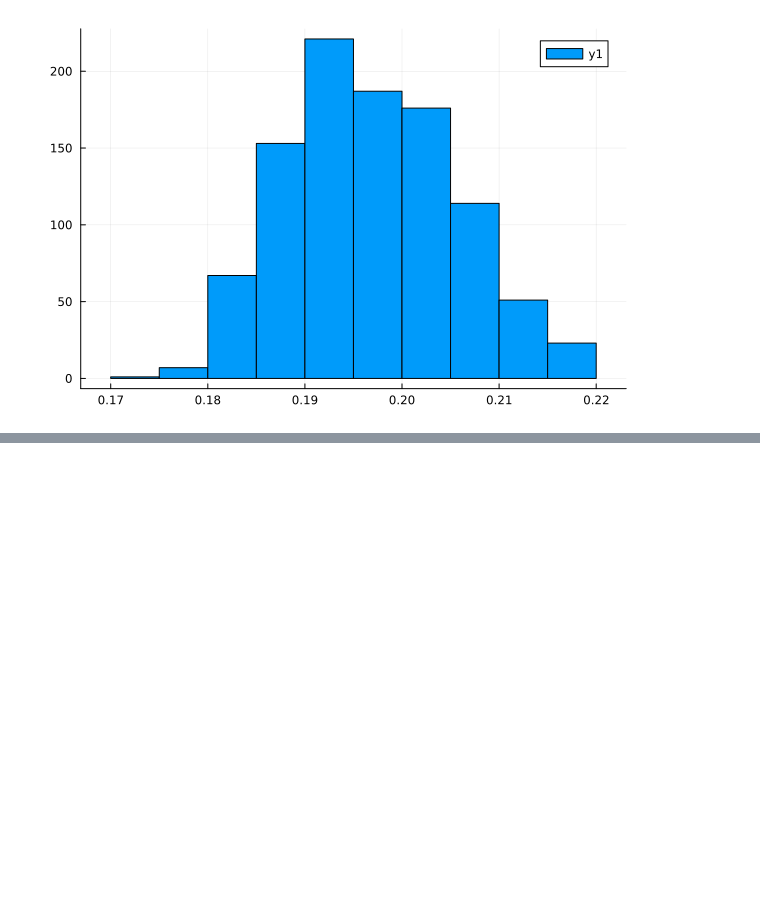
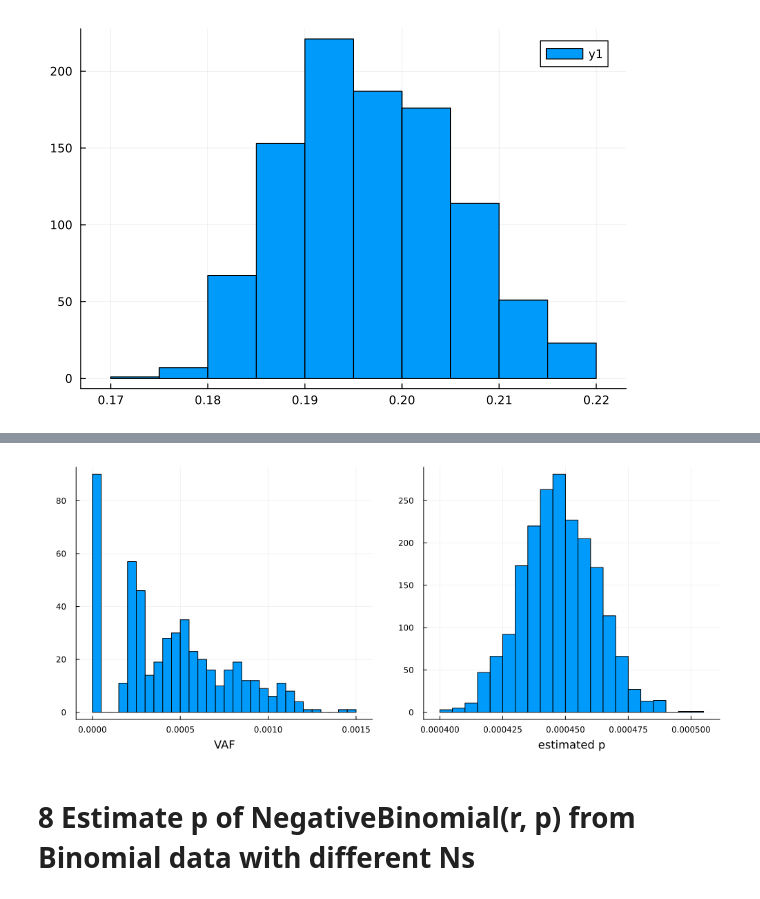
Before and after one commit to polyactis/julia-prob-programming, a Jupyter notebook: Turing-Quickstart-Beta-Bernoulli.ipynb, the cells around one changed output, grey strips where cells are left out. Drawn from its saved outputs; the diff is of its cells as text; code cells hidden in the pictures; blank space fills up the shorter version.

```diff
--- a/Turing-Quickstart-Beta-Bernoulli.ipynb
+++ b/Turing-Quickstart-Beta-Bernoulli.ipynb
@@ -465,0 +540,8 @@ histogram(chain_with_gamma_and_beta_prior[:p])
+# %%
+h_of_vaf_v = histogram(vaf_v, xaxis="VAF", bins=30, legend=false)
+h_of_p_bin = histogram(chain_binomial_w_beta_prior[:p], xaxis="estimated p", legend=false)
+plot(h_of_vaf_v, h_of_p_bin, layout=(1,2), left_margin=5*Plots.mm, bottom_margin=5*Plots.mm, size=(1000,430) )
+# %% [output]
+[figure, added]
+# %% [markdown]
+# 8 Estimate p of NegativeBinomial(r, p) from Binomial data with different Ns
```
Also changed, not shown: parts of 10 cells of this notebook.
